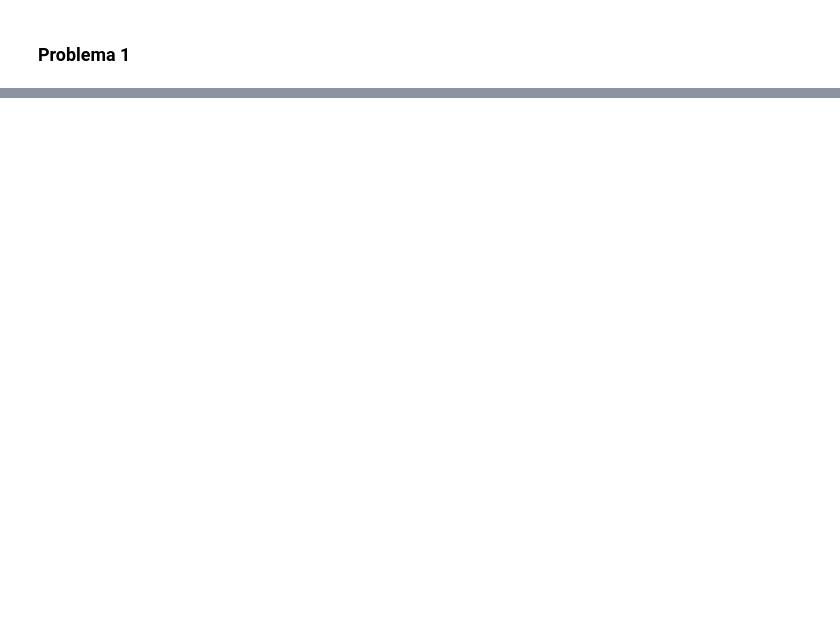
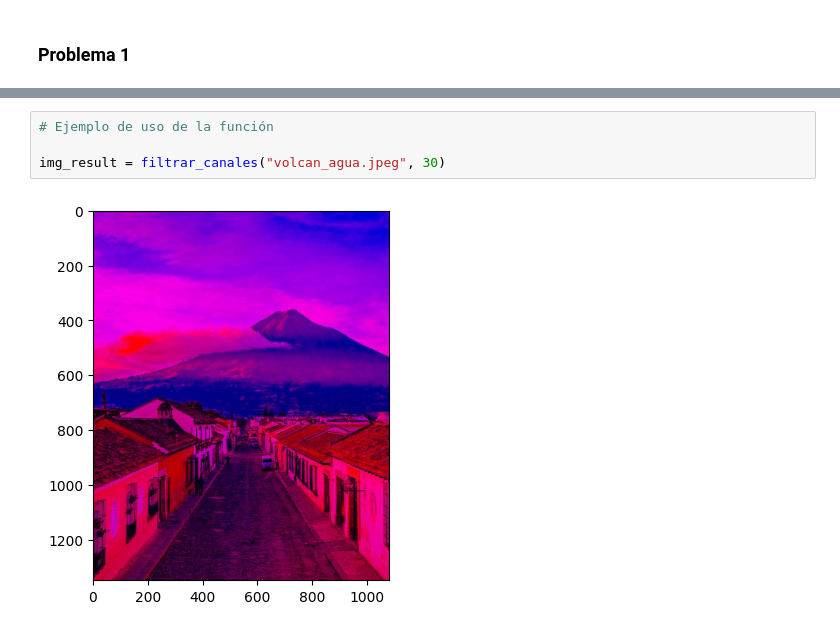
Before and after one commit to luistunag/Laboratorio1_Text_Mining_Imaging_Recognition, a Jupyter notebook: 22003085_LuisTun_Laboratorio1.ipynb, the cells around one changed output, grey strips where cells are left out. Drawn from its saved outputs; the diff is of its cells as text; blank space fills up the shorter version.

```diff
--- a/22003085_LuisTun_Laboratorio1.ipynb
+++ b/22003085_LuisTun_Laboratorio1.ipynb
@@ -44,0 +50,6 @@ def filtrar_canales(imagen, color):
+# %%
+# Ejemplo de uso de la función
+
+img_result = filtrar_canales("volcan_agua.jpeg", 30)
+# %% [output]
+[figure, added]
```
Also changed, not shown: parts of 2 cells of this notebook.
